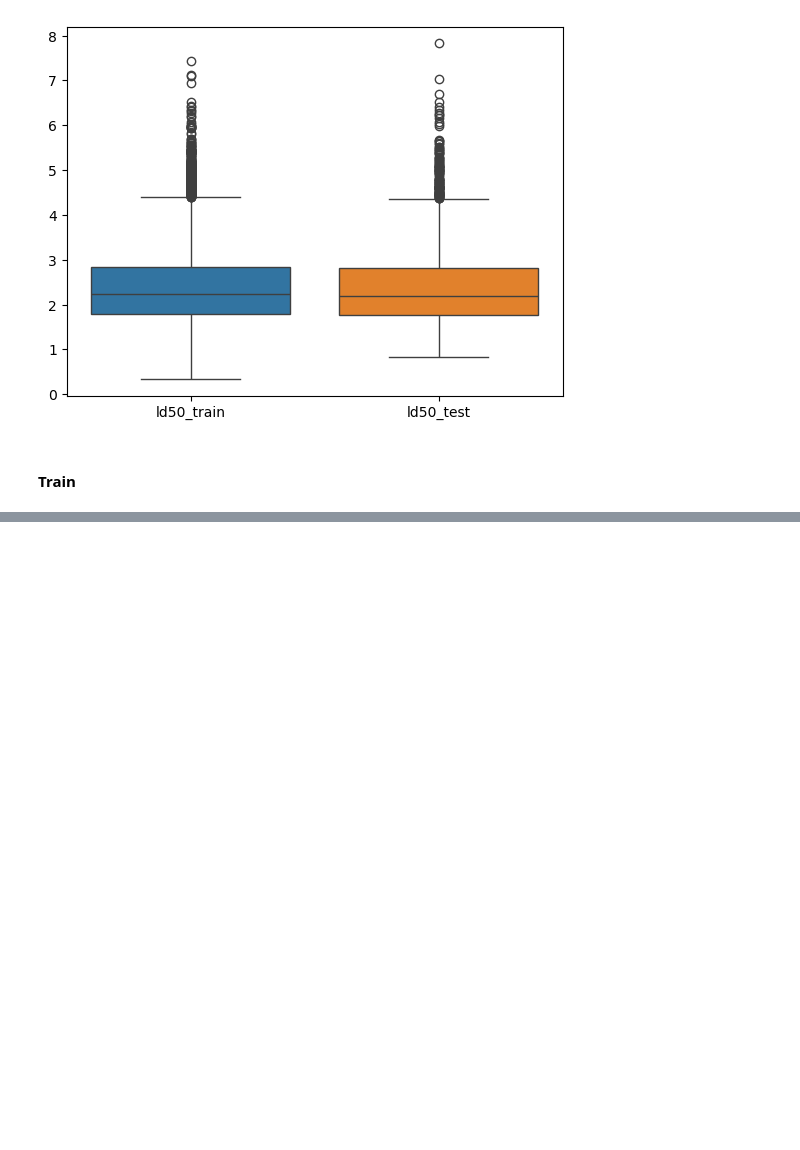
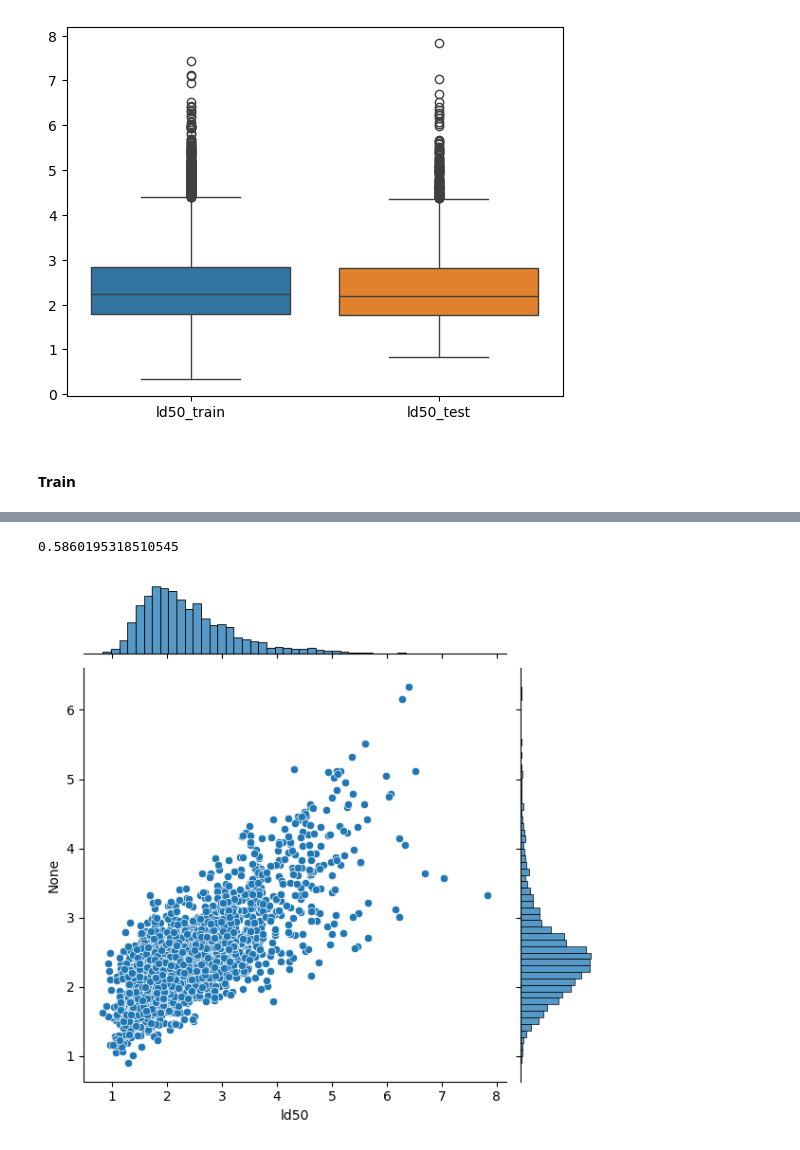
Before and after one commit to LeonardoNNanci/molformer-fine-tune, a Jupyter notebook: notebooks/UFF/tree_regression.ipynb, the cells around one changed output, grey strips where cells are left out. Cells and saved outputs as stored; diff of their text form; code cells hidden in the pictures; blank space fills up the shorter version.

```diff
--- a/notebooks/UFF/tree_regression.ipynb
+++ b/notebooks/UFF/tree_regression.ipynb
@@ -86,3 +121,14 @@ plt.scatter(Y_test, y, color='r')
+# %%
+bst = best_model
+y = bst.predict(dtest)
+sns.jointplot(x=Y_test["ld50"], y=y)
+
+from sklearn.metrics import r2_score
+
+r2_score(Y_test, y)
+# %% [output]
+0.5860195318510545
+[figure, added]
 # %%
 from datetime import datetime
 bst.save_model(f"xgboost_model_{datetime.now().isoformat()}.json")
```
Also changed, not shown: parts of 7 cells of this notebook, 2 other files.
